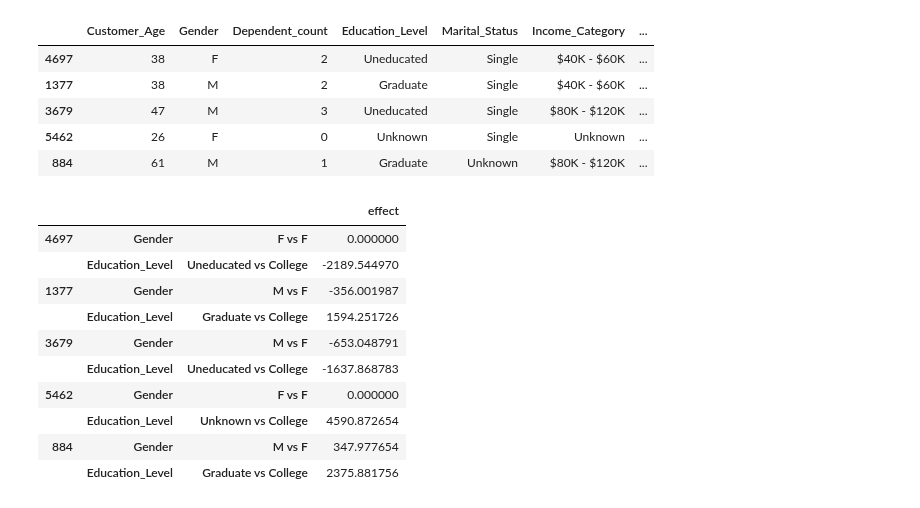
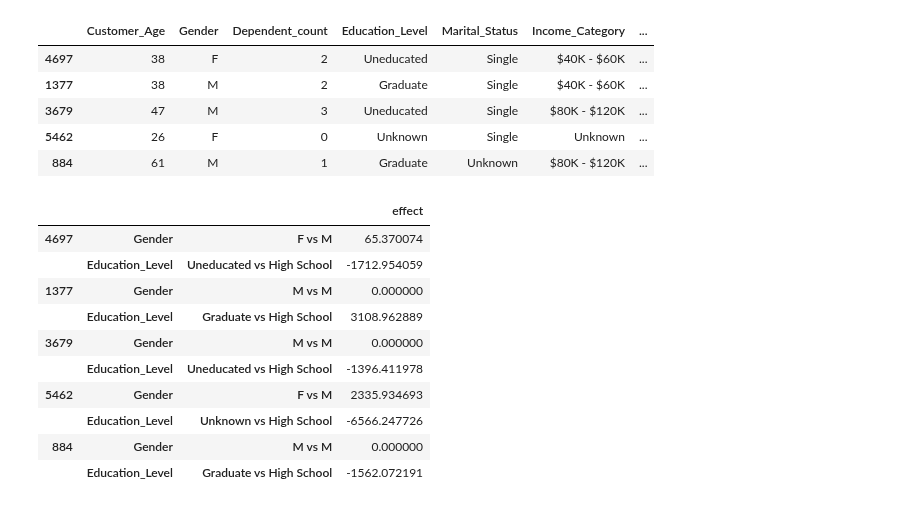
Before and after one commit to DataCanvasIO/YLearn, a Jupyter notebook: example_usages/case_study_bank.ipynb, the cells around one changed output. Saved outputs shown, nothing was run; the diff lists cells and outputs as text; code cells hidden in the pictures.

```diff
--- a/example_usages/case_study_bank.ipynb
+++ b/example_usages/case_study_bank.ipynb
@@ -54,7 +63,7 @@ data
 | 10126 | 43 | F | 2 | Graduate | Married | Less than $40K | ... |
 10127 rows × 10 columns
 # %%
-train_data,test_data=train_test_split(data,test_size=0.2,random_state=123)
+train_data,test_data=train_test_split(data,test_size=0.3,random_state=123)
 
 print('train_data:',train_data.shape)
 print('test_data: ',test_data.shape)
@@ -63,0 +90,3 @@ test_data:  (2026, 10)
+# %%
+why=Why()
+why.fit(train_data,outcome,treatment='Card_Category')
@@ -63,0 +300,7 @@ test_data:  (2026, 10)
+# %%
+np.random.seed(1234)
+train_data_with_noise=train_data.copy()
+train_data_with_noise['nr']=np.random.choice([0,1,2],size=len(train_data))
+# %%
+why=Why()
+why.fit(train_data_with_noise,outcome,treatment='nr')
@@ -132,16 +388,16 @@ blue_card_data.head(5)
 | 5462 | 26 | F | 0 | Unknown | Single | Unknown | ... |
 | 884 | 61 | M | 1 | Graduate | Unknown | $80K - $120K | ... |
 # %%
-why.individual_causal_effect(blue_card_data.head(5))
+why.individual_causal_effect(blue_card_data.head(5),control=['M','High School'])
 # %% [output]
 |  |  |  | effect |
-| 4697 | Gender | F vs F | 0.000000 |
-|  | Education_Level | Uneducated vs College | -2189.544970 |
-| 1377 | Gender | M vs F | -356.001987 |
-|  | Education_Level | Graduate vs College | 1594.251726 |
-| 3679 | Gender | M vs F | -653.048791 |
-|  | Education_Level | Uneducated vs College | -1637.868783 |
-| 5462 | Gender | F vs F | 0.000000 |
-|  | Education_Level | Unknown vs College | 4590.872654 |
-| 884 | Gender | M vs F | 347.977654 |
-|  | Education_Level | Graduate vs College | 2375.881756 |
+| 4697 | Gender | F vs M | 65.370074 |
+|  | Education_Level | Uneducated vs High School | -1712.954059 |
+| 1377 | Gender | M vs M | 0.000000 |
+|  | Education_Level | Graduate vs High School | 3108.962889 |
+| 3679 | Gender | M vs M | 0.000000 |
+|  | Education_Level | Uneducated vs High School | -1396.411978 |
+| 5462 | Gender | F vs M | 2335.934693 |
+|  | Education_Level | Unknown vs High School | -6566.247726 |
+| 884 | Gender | M vs M | 0.000000 |
+|  | Education_Level | Graduate vs High School | -1562.072191 |
```
Also changed, not shown: parts of 69 cells of this notebook.
